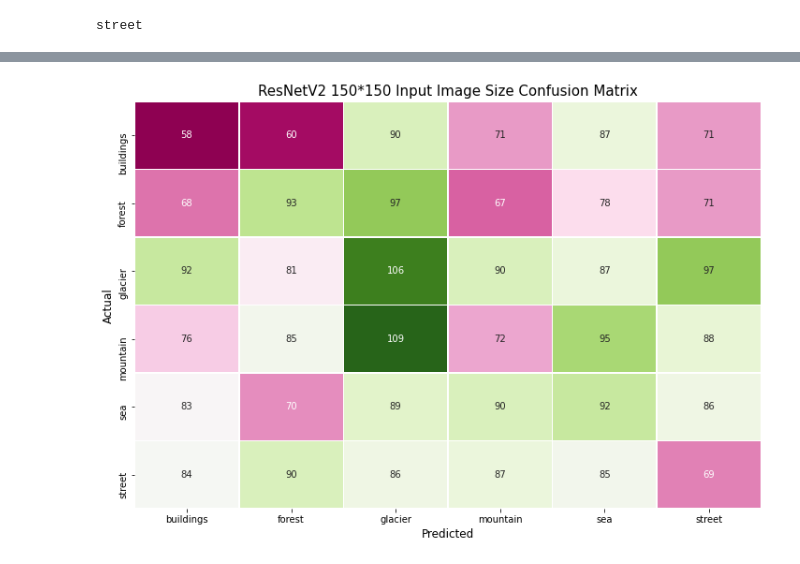
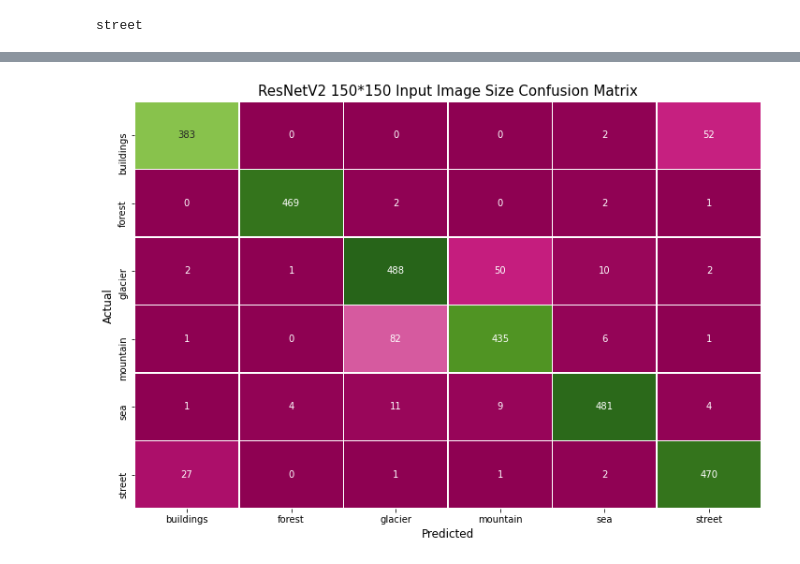
Before and after one commit to guptautkarshkumar/IITR_Project, a Jupyter notebook: intelImageClassificationProject.ipynb, the cells around one changed output, grey strips where cells are left out. Saved outputs shown, nothing was run; the diff lists cells and outputs as text; code cells hidden in the pictures.

```diff
--- a/intelImageClassificationProject.ipynb
+++ b/intelImageClassificationProject.ipynb
@@ -249,11 +250,14 @@ test_datagen = ImageDataGenerator(rescale=1/255)
 test_data = test_datagen.flow_from_directory("data/intelImageClassification/seg_test/seg_test",
                                              target_size=(150,150),
                                              batch_size=32,
-                                             class_mode="categorical")
+                                             class_mode="categorical",
+                                            shuffle=False)
 # %% [output]
 Found 3000 images belonging to 6 classes.
 # %%
 model_Incep = InceptionResNetV2(weights='imagenet', include_top=False, input_shape=[150, 150, 3])
+# %%
+model_Incep.trainable = False
 # %%
 model_N = Sequential()
 model_N.add(model_Incep)
@@ -270,6 +274,6 @@ model_N.compile(loss='categorical_crossentropy',
               metrics=['accuracy']
               )
 # %%
-model_N.fit(training_set,validation_data=test_data, epochs=10,batch_size=128)
+z = model_N.fit(training_set,validation_data=test_data, epochs=10,batch_size=128)
 # %% [output]
 Epoch 1/10
@@ -335,20 +323,20 @@ array([[9.9996972e-01, 5.1276299e-08, 3.3581769e-06, 2.4513000e-07,
 # %%
 import seaborn as sns
 
 from sklearn.metrics import classification_report
 from sklearn.metrics import confusion_matrix
 
 Y_pred = model_N.predict(test_data)
 y_pred = np.argmax(Y_pred, axis = 1)
 
-confusion_matrix_N = confusion_matrix(test_data.classes, y_pred)
+confusion_matrix_N = confusion_matrix(test_data.classes, y_pred,labels=[0,1,2,3,4,5])
 conf_matrix = pd.DataFrame(data = confusion_matrix_N, columns = list(training_set.class_indices.keys()), index = list(training_set.class_indices.keys()))
 
 plt.figure(figsize = (12, 8))
 sns.heatmap(conf_matrix, annot = True, cbar = False, fmt = 'd', linewidth = 0.5,cmap="PiYG")
 plt.xlabel('Predicted', fontsize = 12)
 plt.ylabel('Actual', fontsize = 12)
 plt.title('ResNetV2 150*150 Input Image Size Confusion Matrix', fontsize = 15)
 plt.show()
 # %% [output]
-[figure, old version]
+[figure, new version]
```
Also changed, not shown: parts of 11 cells of this notebook.
